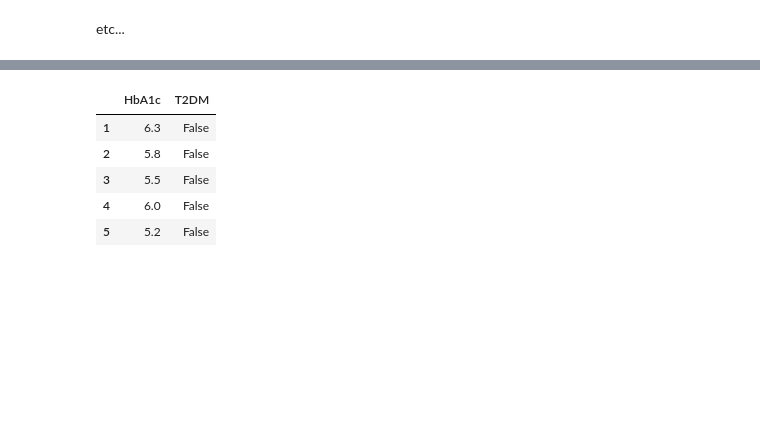
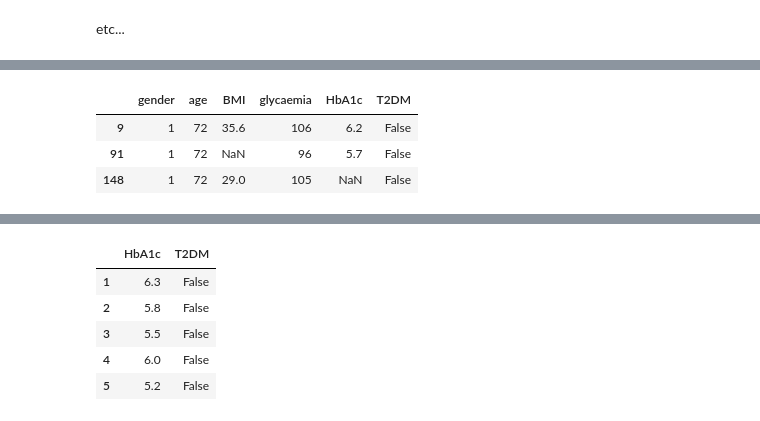
Before and after one commit to AlexandreChaussard/Datacamp-Project, a Jupyter notebook: DT2_starting_kit.ipynb, the cells around one changed output, grey strips where cells are left out. Saved outputs shown, nothing was run; the diff lists cells and outputs as text; code cells hidden in the pictures; blank space fills up the shorter version.

```diff
--- a/DT2_starting_kit.ipynb
+++ b/DT2_starting_kit.ipynb
@@ -78,0 +93,7 @@ etc...
+# %%
+X[(X["age"]==72) & (X["gender"]==1)]
+# %% [output]
+|  | gender | age | BMI | glycaemia | HbA1c | T2DM |
+| 9 | 1 | 72 | 35.6 | 106 | 6.2 | False |
+| 91 | 1 | 72 | NaN | 96 | 5.7 | False |
+| 148 | 1 | 72 | 29.0 | 105 | NaN | False |
```
Also changed, not shown: parts of 30 cells of this notebook, 2 other files.
